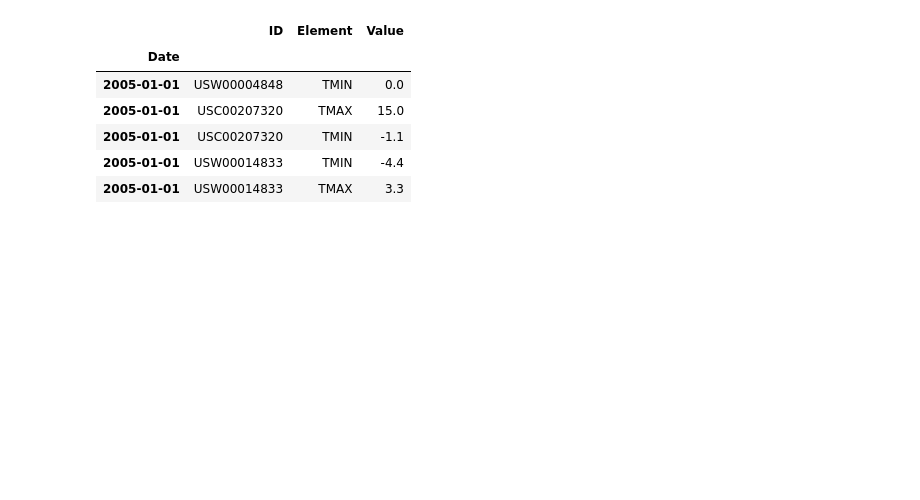
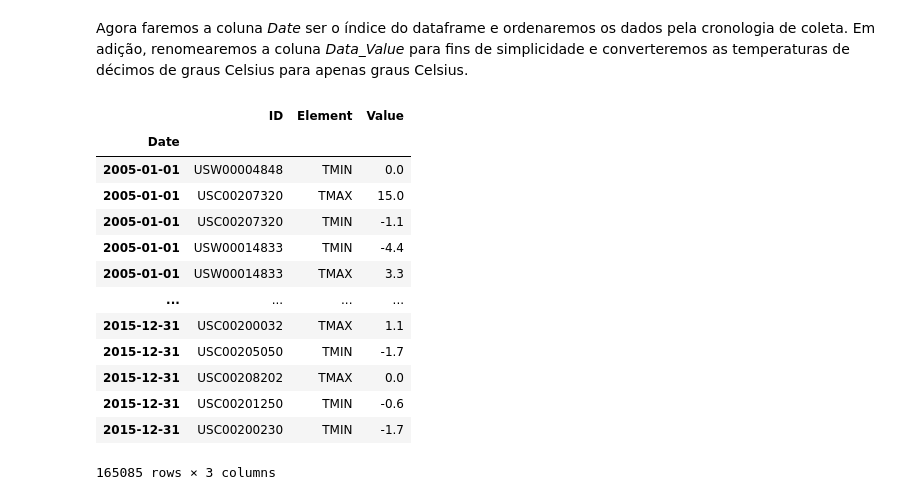
Before and after one commit to vitorp4/Data-Science, a Jupyter notebook: Visualização (Temperatura)/Visualização (Temperatura).ipynb, the cells around one changed output. Drawn from its saved outputs; the diff is of its cells as text; code cells hidden in the pictures; blank space fills up the shorter version.

```diff
--- a/Visualização (Temperatura)/Visualização (Temperatura).ipynb
+++ b/Visualização (Temperatura)/Visualização (Temperatura).ipynb
@@ -35,22 +42,23 @@ import matplotlib.dates as mdates
+# %% [markdown]
+Agora faremos a coluna *Date* ser o índice do dataframe e ordenaremos os dados pela cronologia de coleta. Em adição, renomearemos a coluna *Data_Value* para fins de simplicidade e converteremos as temperaturas de décimos de graus Celsius para apenas graus Celsius.
 # %%
-df = pd.read_csv('AnnArborMinMaxTemperature.csv')
 df = df.set_index('Date')
 df = df.sort_index()
-df.columns = ['ID','Element','Value']
+df = df.rename(columns={'Data_Value': 'Value'})
 df['Value'] = df['Value']/10.0
-
-df2005_2014 = df[:'2014-12-31']
-df2015 = df['2015-01-01':]
-
-df2005_2014.index = df2005_2014.index.str[5:]
-df2015.index = df2015.index.str[5:]
-
-df.head()
+df
 # %% [output]
 |  | ID | Element | Value |
 | Date |  |  |  |
 | 2005-01-01 | USW00004848 | TMIN | 0.0 |
 | 2005-01-01 | USC00207320 | TMAX | 15.0 |
 | 2005-01-01 | USC00207320 | TMIN | -1.1 |
 | 2005-01-01 | USW00014833 | TMIN | -4.4 |
 | 2005-01-01 | USW00014833 | TMAX | 3.3 |
+| ... | ... | ... | ... |
+| 2015-12-31 | USC00200032 | TMAX | 1.1 |
+| 2015-12-31 | USC00205050 | TMIN | -1.7 |
+| 2015-12-31 | USC00208202 | TMAX | 0.0 |
+| 2015-12-31 | USC00201250 | TMIN | -0.6 |
+| 2015-12-31 | USC00200230 | TMIN | -1.7 |
+165085 rows × 3 columns
```
Also changed, not shown: parts of 17 cells of this notebook.
